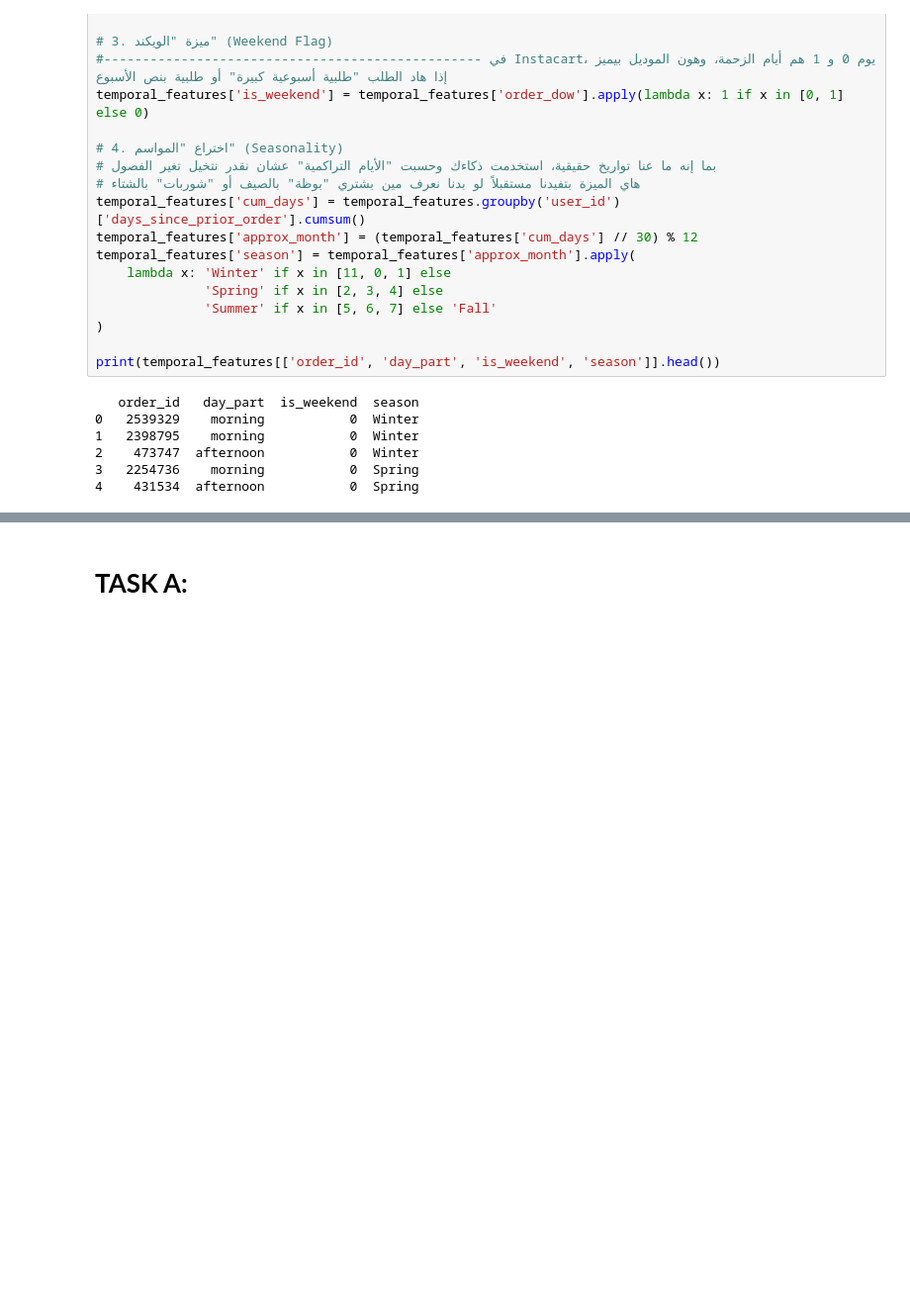
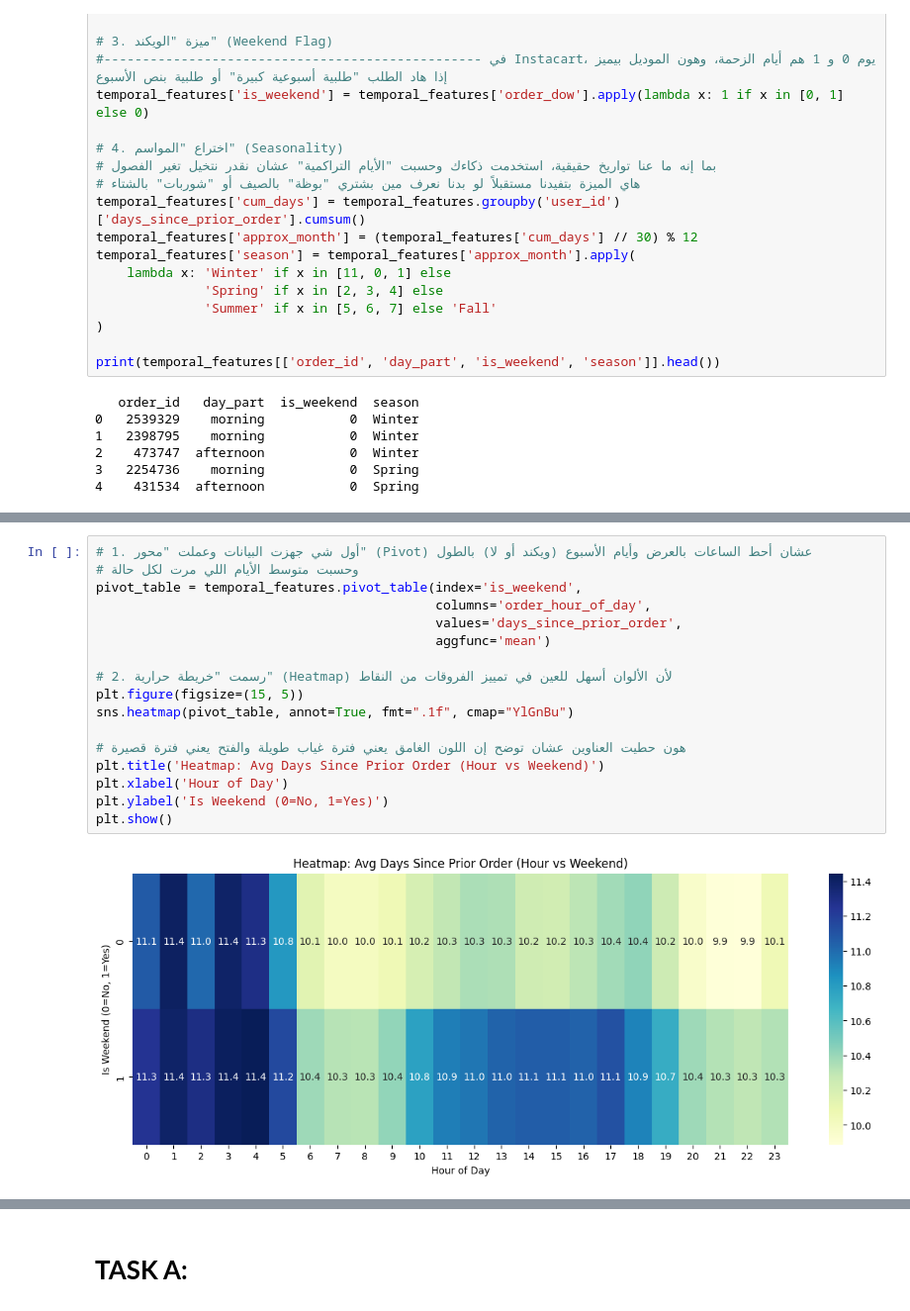
Before and after one commit to YamenObeidat/Machine-Learning-Final-Project-1, a Jupyter notebook: edit3:30AM.ipynb, the cells around one changed output, grey strips where cells are left out. Shown at 99% size. Drawn from its saved outputs; the diff is of its cells as text; blank space fills up the shorter version.

```diff
--- a/edit3:30AM.ipynb
+++ b/edit3:30AM.ipynb
@@ -502,0 +506,19 @@ plt.show()
+# %%
+# 1. أول شي جهزت البيانات وعملت "محور" (Pivot) عشان أحط الساعات بالعرض وأيام الأسبوع (ويكند أو لا) بالطول
+# وحسبت متوسط الأيام اللي مرت لكل حالة
+pivot_table = temporal_features.pivot_table(index='is_weekend',
+                                            columns='order_hour_of_day',
+                                            values='days_since_prior_order',
+                                            aggfunc='mean')
+
+# 2. رسمت "خريطة حرارية" (Heatmap) لأن الألوان أسهل للعين في تمييز الفروقات من النقاط
+plt.figure(figsize=(15, 5))
+sns.heatmap(pivot_table, annot=True, fmt=".1f", cmap="YlGnBu")
+
+# هون حطيت العناوين عشان توضح إن اللون الغامق يعني فترة غياب طويلة والفتح يعني فترة قصيرة
+plt.title('Heatmap: Avg Days Since Prior Order (Hour vs Weekend)')
+plt.xlabel('Hour of Day')
+plt.ylabel('Is Weekend (0=No, 1=Yes)')
+plt.show()
+# %% [output]
+[figure, added]
```
Also changed, not shown: parts of 21 cells of this notebook.
